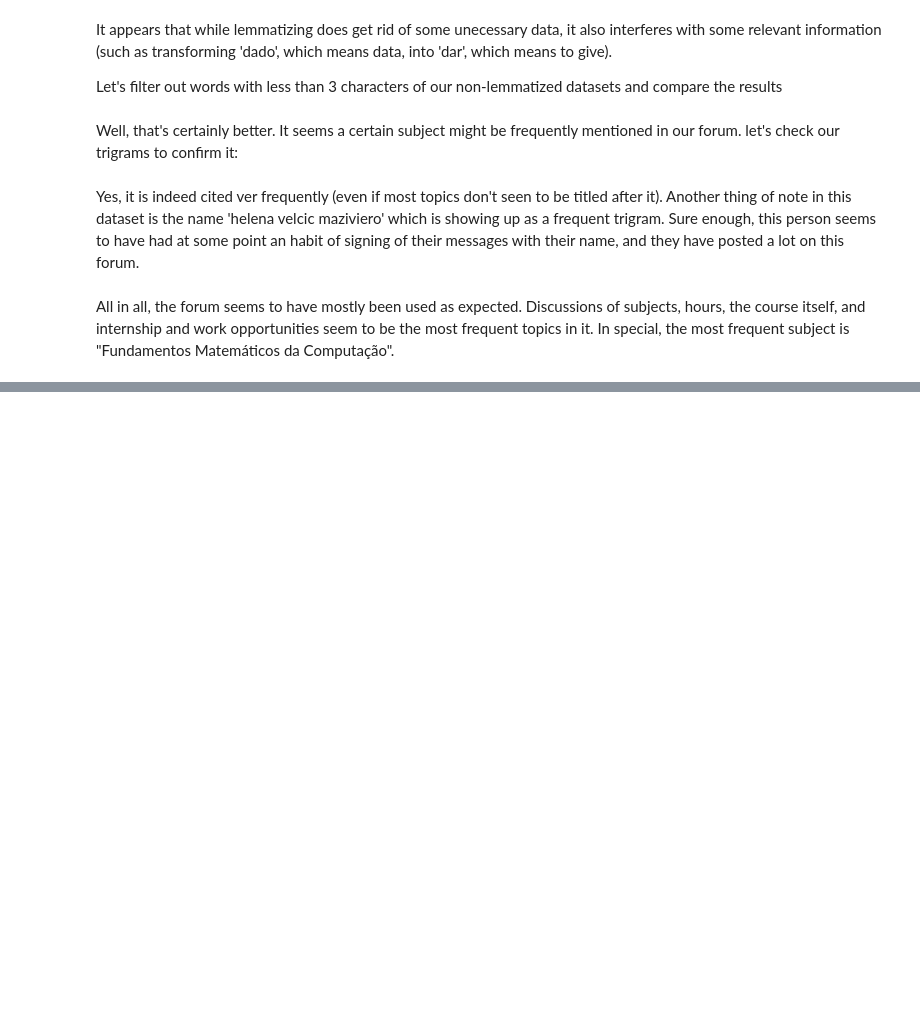
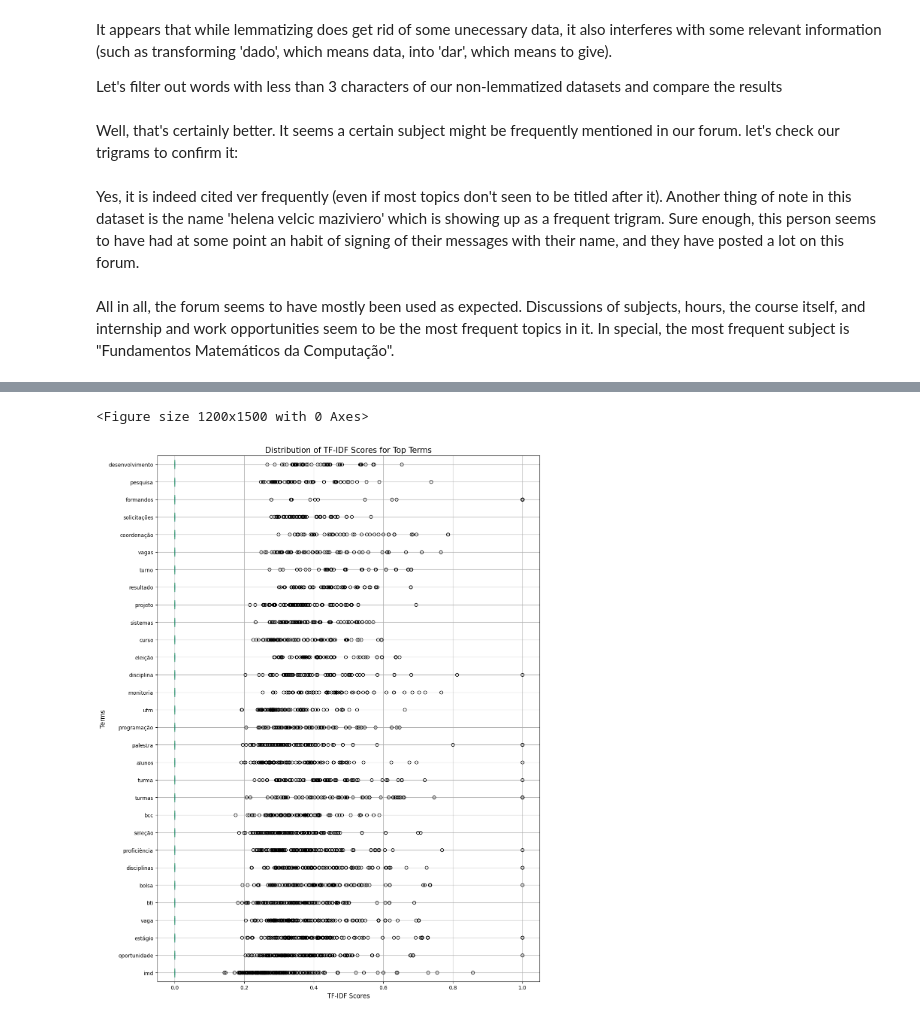
Before and after one commit to isaacmsl/pln-forum-sigaa, a Jupyter notebook: pipeline.ipynb, the cells around one changed output, grey strips where cells are left out. Cells and saved outputs as stored; diff of their text form; code cells hidden in the pictures; blank space fills up the shorter version.

```diff
--- a/pipeline.ipynb
+++ b/pipeline.ipynb
@@ -778,0 +870,23 @@ All in all, the forum seems to have mostly been used as expected. Discussions of
+# %%
+import matplotlib.pyplot as plt
+
+# Suponha que 'titles_tfidf' é o DataFrame dos scores TF-IDF
+# Focando apenas nos termos com os maiores valores médios de TF-IDF
+top_terms = titles_tfidf.mean().sort_values(ascending=False).head(30).index
+top_titles_tfidf = titles_tfidf[top_terms]
+
+# Criando o gráfico
+plt.figure(figsize=(12, 15))  # Ajuste o tamanho conforme necessário
+boxplot = top_titles_tfidf.plot(kind='box', vert=False, figsize=(12, 15))
+boxplot.set_title('Distribution of TF-IDF Scores for Top Terms', fontsize=15)
+boxplot.set_xlabel('TF-IDF Scores', fontsize=12)
+boxplot.set_ylabel('Terms', fontsize=12)
+boxplot.grid(True)
+
+# Ajustando rótulos para evitar sobreposição e melhorar a legibilidade
+plt.yticks(fontsize=10)
+plt.tight_layout()  # Ajuste automático para o layout
+plt.show()
+# %% [output]
+<Figure size 1200x1500 with 0 Axes>
+[figure, added]
```
Also changed, not shown: parts of 9 cells of this notebook.
